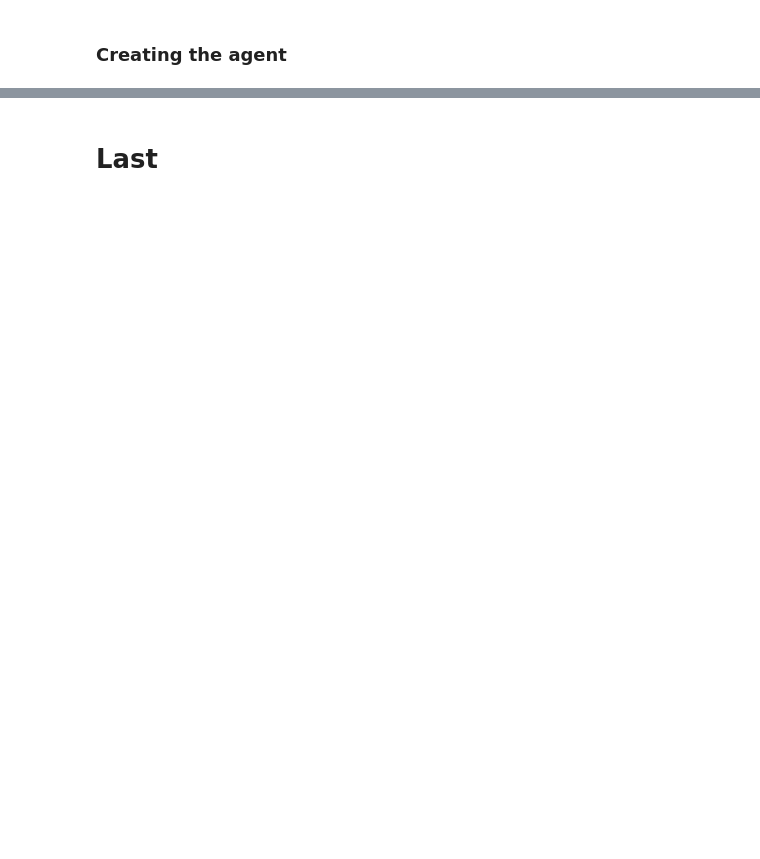
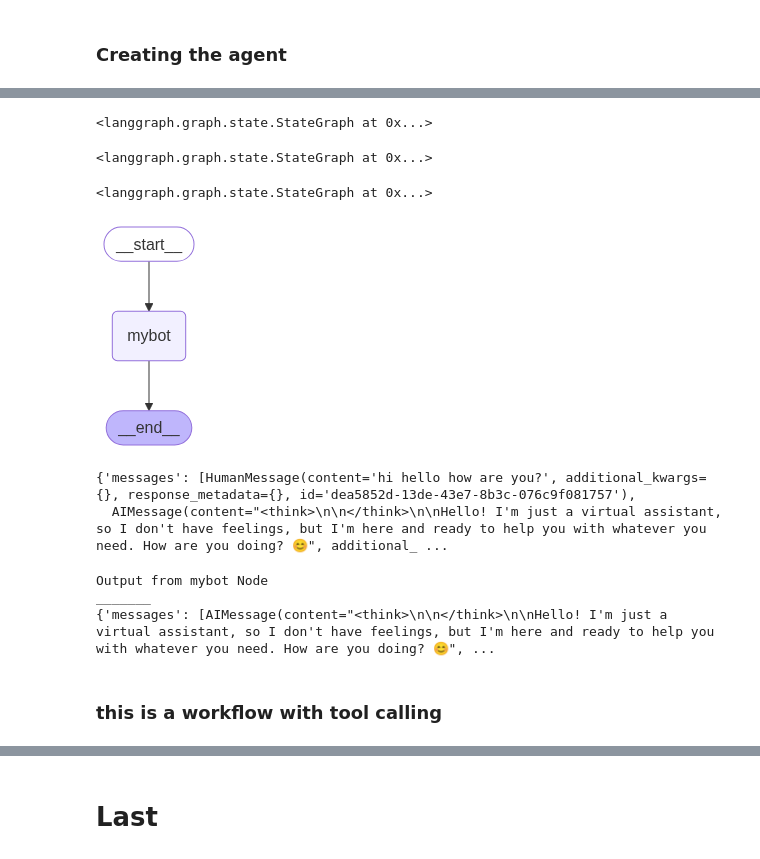
Before and after one commit to Sainadh-Bahadursha/KrishNaik_Agentic_AI_Practice, a Jupyter notebook: 3_Langgraph.ipynb, the cells around one changed output, grey strips where cells are left out. Cells and saved outputs as stored; diff of their text form; code cells hidden in the pictures; blank space fills up the shorter version.

Commit message:
Lang graph basic agent workflow

```diff
--- a/3_Langgraph.ipynb
+++ b/3_Langgraph.ipynb
@@ -994,0 +1451,19 @@ app.invoke(state)
+# %%
+workflow.add_node("mybot",call_model)
+# %% [output]
+<langgraph.graph.state.StateGraph at 0x...>
+# %%
+workflow.add_edge(START,"mybot")
+# %% [output]
+<langgraph.graph.state.StateGraph at 0x...>
+# %%
+workflow.add_edge("mybot",END)
+# %% [output]
+<langgraph.graph.state.StateGraph at 0x...>
+# %%
+app=workflow.compile()
+# %%
+from IPython.display import Image, display
+display(Image(app.get_graph().draw_mermaid_png()))
+# %% [output]
+[figure, added]
@@ -994,0 +1472,18 @@ app.invoke(state)
+# %%
+app.invoke(input)
+# %% [output]
+{'messages': [HumanMessage(content='hi hello how are you?', additional_kwargs={}, response_metadata={}, id='dea5852d-13de-43e7-8b3c-076c9f081757'),
+  AIMessage(content="<think>\n\n</think>\n\nHello! I'm just a virtual assistant, so I don't have feelings, but I'm here and ready to help you with whatever you need. How are you doing? 😊", additional_ ...
+# %%
+for output in app.stream(input):
+    for key,value in output.items():
+        print(f"Output from {key} Node")
+        print("_______")
+        print(value)
+        print("\n")
+# %% [output]
+Output from mybot Node
+_______
+{'messages': [AIMessage(content="<think>\n\n</think>\n\nHello! I'm just a virtual assistant, so I don't have feelings, but I'm here and ready to help you with whatever you need. How are you doing? 😊", ...
+# %% [markdown]
+### this is a workflow with tool calling
```
Also changed, not shown: parts of 120 cells of this notebook, 2 other files.
